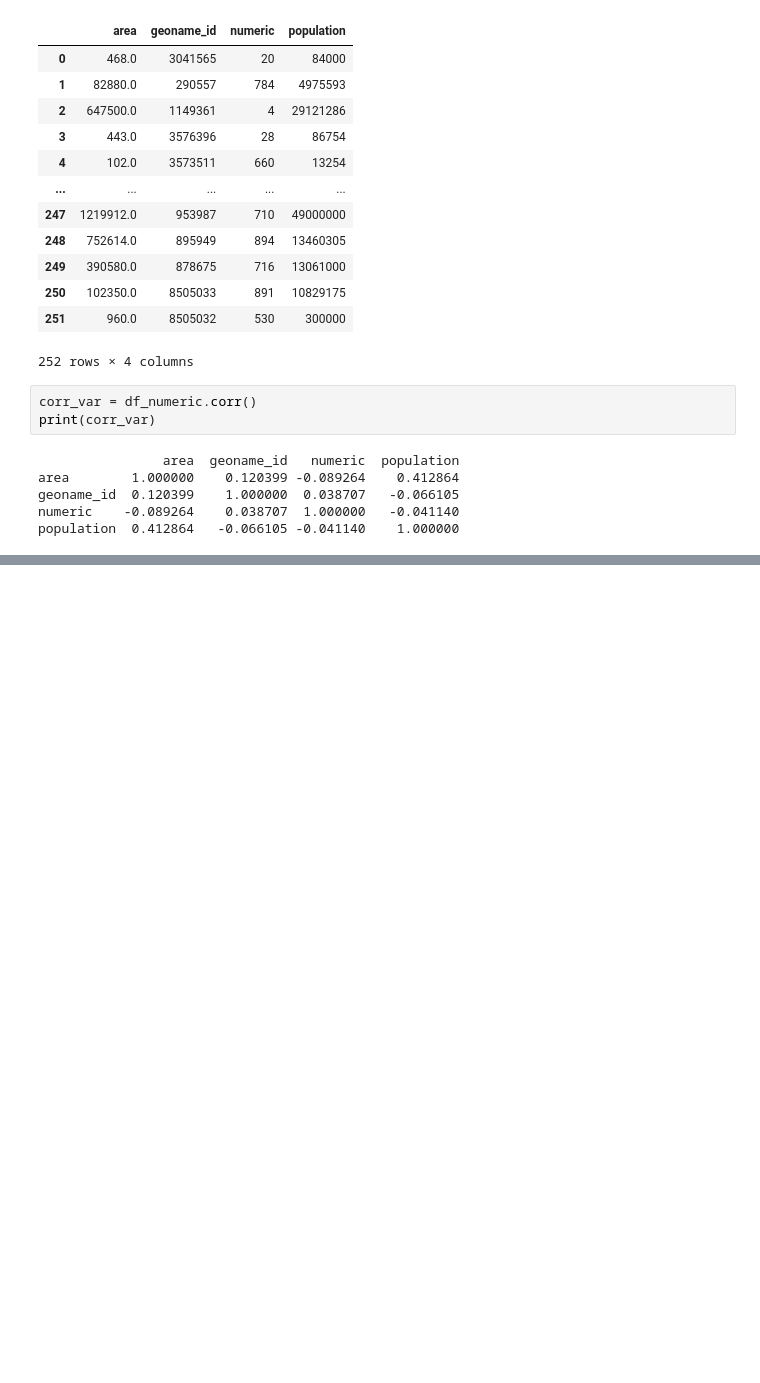
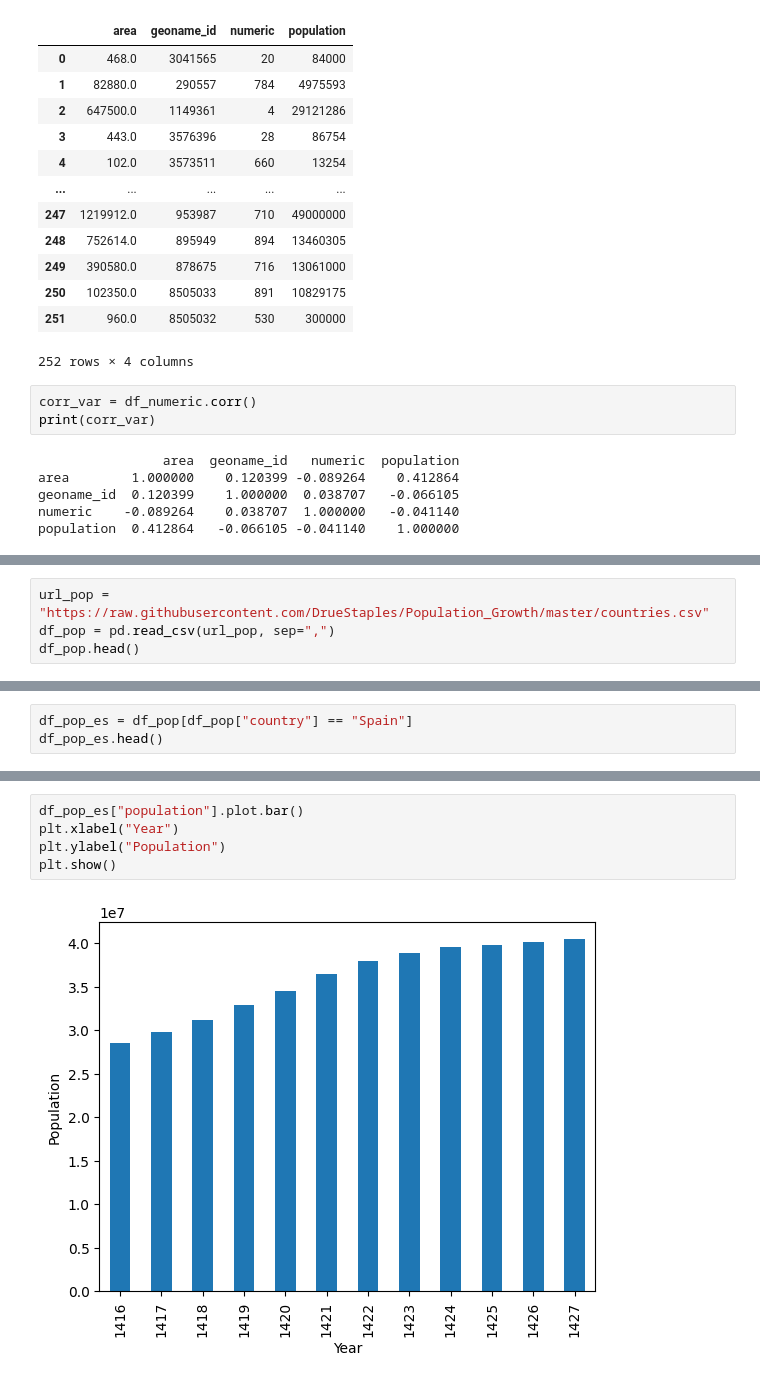
Before and after one commit to Julian-L-Avila/Data-Mining-2024-3, a Jupyter notebook: EDA/eda.sync.ipynb, the cells around one changed output, grey strips where cells are left out. Cells and saved outputs as stored; diff of their text form; blank space fills up the shorter version.

```diff
--- a/EDA/eda.sync.ipynb
+++ b/EDA/eda.sync.ipynb
@@ -115,0 +139,4 @@ population  0.412864   -0.066105 -0.041140    1.000000
+# %%
+url_pop = "https://raw.githubusercontent.com/DrueStaples/Population_Growth/master/countries.csv"
+df_pop = pd.read_csv(url_pop, sep=",")
+df_pop.head()
@@ -115,0 +163,3 @@ population  0.412864   -0.066105 -0.041140    1.000000
+# %%
+df_pop_es = df_pop[df_pop["country"] == "Spain"]
+df_pop_es.head()
@@ -115,0 +173,7 @@ population  0.412864   -0.066105 -0.041140    1.000000
+# %%
+df_pop_es["population"].plot.bar()
+plt.xlabel("Year")
+plt.ylabel("Population")
+plt.show()
+# %% [output]
+[figure, added]
```
Also changed, not shown: parts of 10 cells of this notebook, 1 other file.
